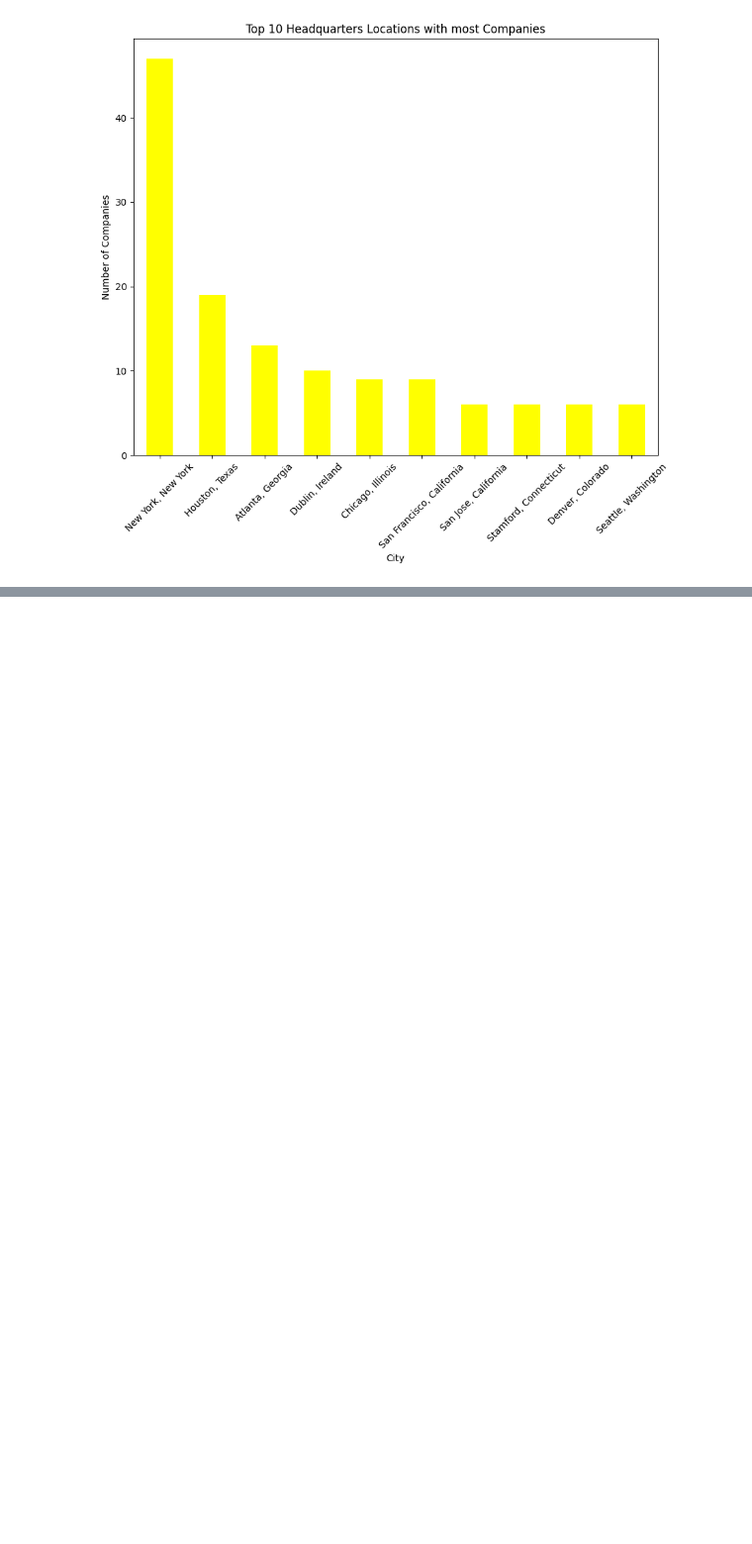
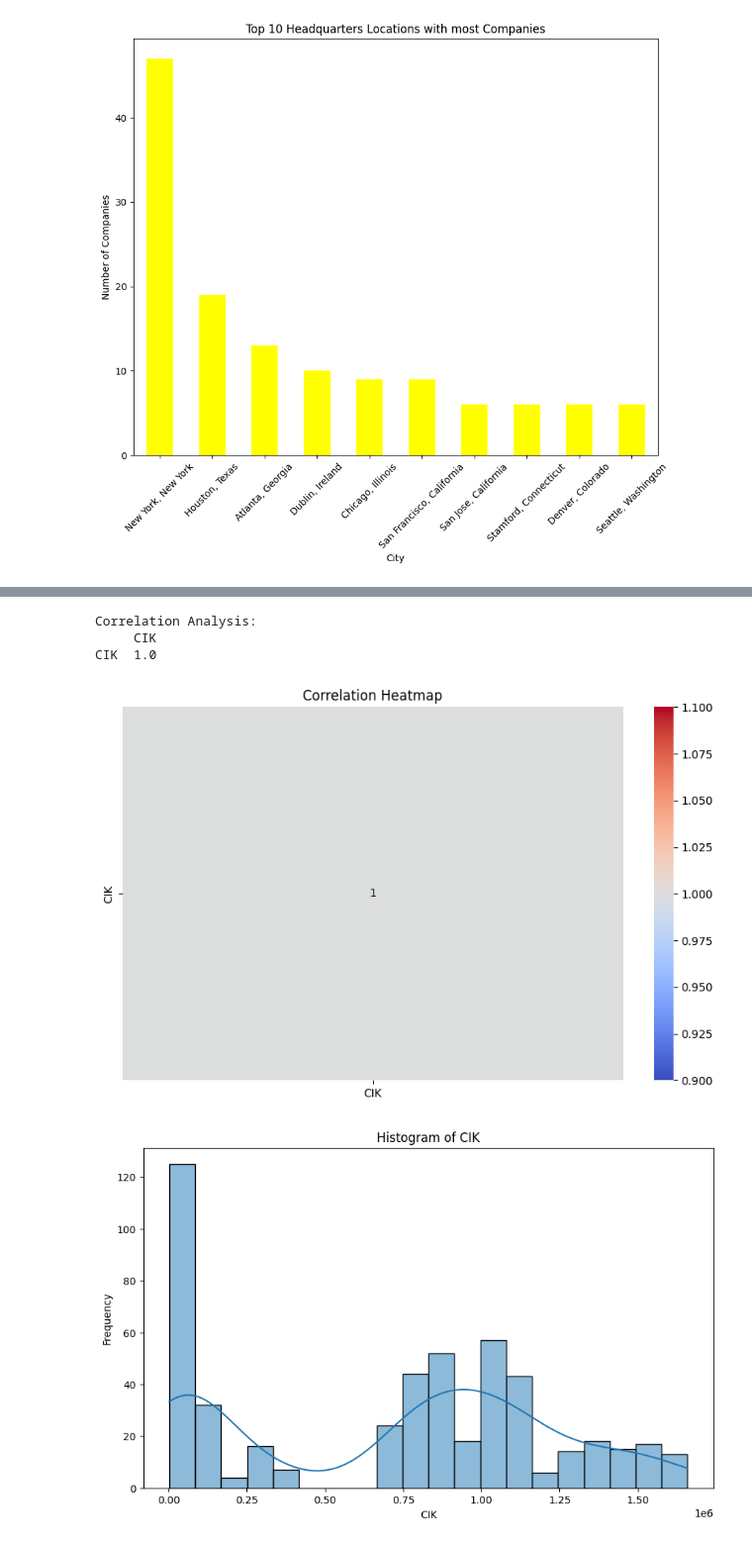
Before and after one commit to mn22abk/DSProjectHamza2024, a Jupyter notebook: DSPHamzafile2.ipynb, the cells around one changed output, grey strips where cells are left out. Shown at 99% size. Drawn from its saved outputs; the diff is of its cells as text; code cells hidden in the pictures; blank space fills up the shorter version.

```diff
--- a/DSPHamzafile2.ipynb
+++ b/DSPHamzafile2.ipynb
@@ -118,0 +143,29 @@ plt.show()
+# %%
+# Correlation Analysis
+print("\nCorrelation Analysis:")
+numeric_df = df.select_dtypes(include=['float64', 'int64'])
+# Select numeric columns
+correlation_matrix = numeric_df.corr()
+print(correlation_matrix)
+
+# Plot Correlation Heatmap
+plt.figure(figsize=(10, 6))
+sns.heatmap(correlation_matrix, annot=True, cmap='coolwarm')
+plt.title('Correlation Heatmap')
+plt.show()
+
+# Feature Importance - Not implemented without target variable for prediction
+
+# Additional Visualization - Histogram of CIK
+plt.figure(figsize=(10, 6))
+sns.histplot(df['CIK'], bins=20, kde=True)
+plt.title('Histogram of CIK')
+plt.xlabel('CIK')
+plt.ylabel('Frequency')
+plt.show()
+# %% [output]
+Correlation Analysis:
+     CIK
+CIK  1.0
+[figure, added]
+[figure, added]
```
Also changed, not shown: parts of 3 cells of this notebook.
